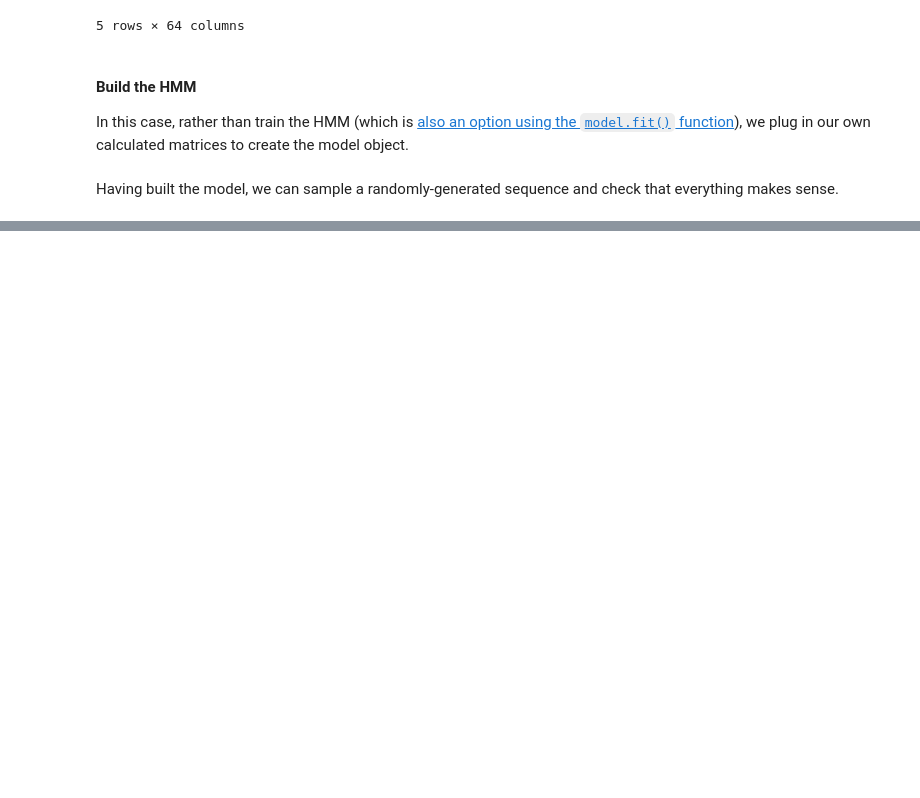
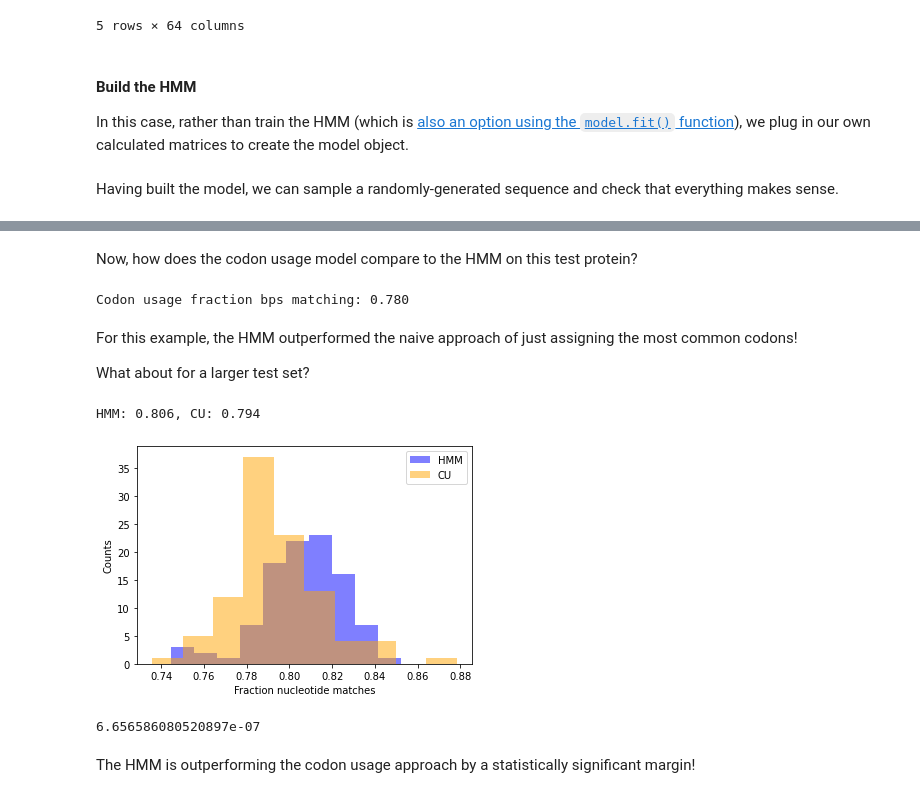
Before and after one commit to mbi2gs/seq_learn_tutorial, a Jupyter notebook: notebooks/1_bsubtilis_codons_hmms.ipynb, the cells around one changed output, grey strips where cells are left out. Saved outputs shown, nothing was run; the diff lists cells and outputs as text; code cells hidden in the pictures; blank space fills up the shorter version.

```diff
--- a/notebooks/1_bsubtilis_codons_hmms.ipynb
+++ b/notebooks/1_bsubtilis_codons_hmms.ipynb
@@ -259,0 +355,66 @@ array([0.        , 0.        , 0.        , 0.        , 0.        ,
+# %%
+def get_most_common_codons(protein, codon_usage_table):
+    '''Return a DNA sequence using the most frequent codons.'''
+    mlaa = (codon_usage_table
+            .sort_values(by='frequency', ascending=False)
+            .drop_duplicates(subset=['amino_acid'])
+           )
+    dna = ''
+    for aa in protein:
+        dna += mlaa.query(f'amino_acid == "{aa}"').codon.values[0]
+    return dna
+
+assert get_most_common_codons('YWY', cu_table) == 'TATTGGTAT'
+# %% [markdown]
+Now, how does the codon usage model compare to the HMM on this test protein?
+# %%
+cu_dna = get_most_common_codons(test_protein, cu_table)
+fm_cu = fraction_matches(test_dna, cu_dna)
+
+print(f'Codon usage fraction bps matching: {fm_cu["fraction_matches"]:.3f}')
+# %% [output]
+Codon usage fraction bps matching: 0.780
+# %% [markdown]
+For this example, the HMM outperformed the naive approach of just assigning the most common codons!
+
+What about for a larger test set?
+# %%
+TEST_N = min(100, len(test_translations))
+hmm_fms = np.zeros(TEST_N)
+cu_fms = np.zeros(TEST_N)
+for i, test_protein in enumerate(test_translations.keys()):
+    if i >= TEST_N:
+        break
+
+    test_dna = test_translations[test_protein]
+
+    # HMM
+    prot_e = encode_seq(test_protein, seqtype='prot')
+    mle_dna_indices = hmm.predict(prot_e.reshape(-1, 1))
+    pred_dna = decode_seq(mle_dna_indices)
+    fm_hmm = fraction_matches(test_dna, pred_dna)
+    hmm_fms[i] = fm_hmm["fraction_matches"]
+
+    # Codon usage
+    cu_dna = get_most_common_codons(test_protein, cu_table)
+    fm_cu = fraction_matches(test_dna, cu_dna)
+    cu_fms[i] = fm_cu["fraction_matches"]
+# %%
+print(f'HMM: {np.mean(hmm_fms):.3f}, CU: {np.mean(cu_fms):.3f}')
+# %% [output]
+HMM: 0.806, CU: 0.794
+# %%
+plt.hist(hmm_fms, 10, facecolor='blue', alpha=0.5, label='HMM')
+plt.hist(cu_fms, 10, facecolor='orange', alpha=0.5, label='CU')
+plt.legend()
+plt.xlabel('Fraction nucleotide matches')
+plt.ylabel('Counts');
+# %% [output]
+[figure, added]
+# %%
+_, pval = ttest_rel(hmm_fms, cu_fms, alternative = "greater")
+pval
+# %% [output]
+6.656586080520897e-07
+# %% [markdown]
+The HMM is outperforming the codon usage approach by a statistically significant margin!
```
Also changed, not shown: parts of 25 cells of this notebook, 2 other files.
